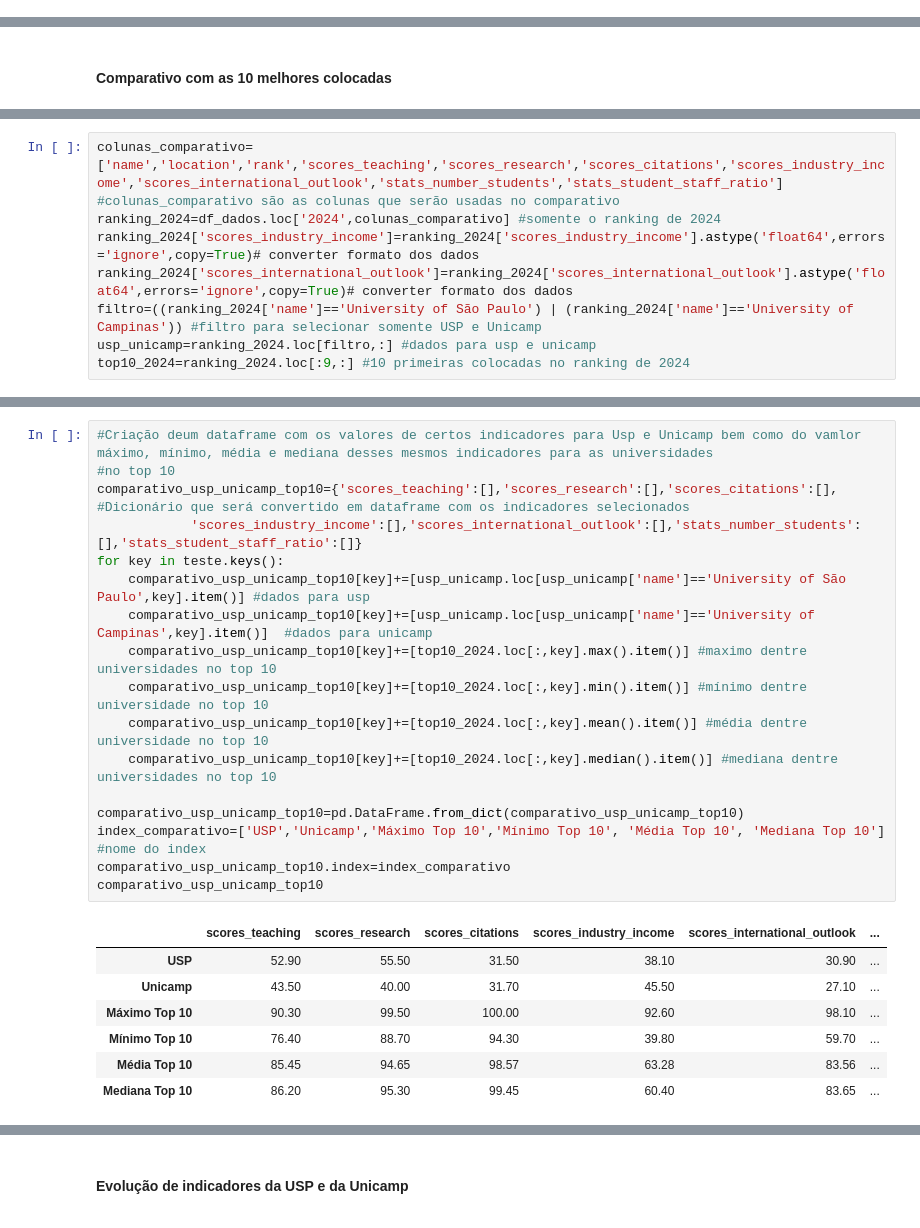
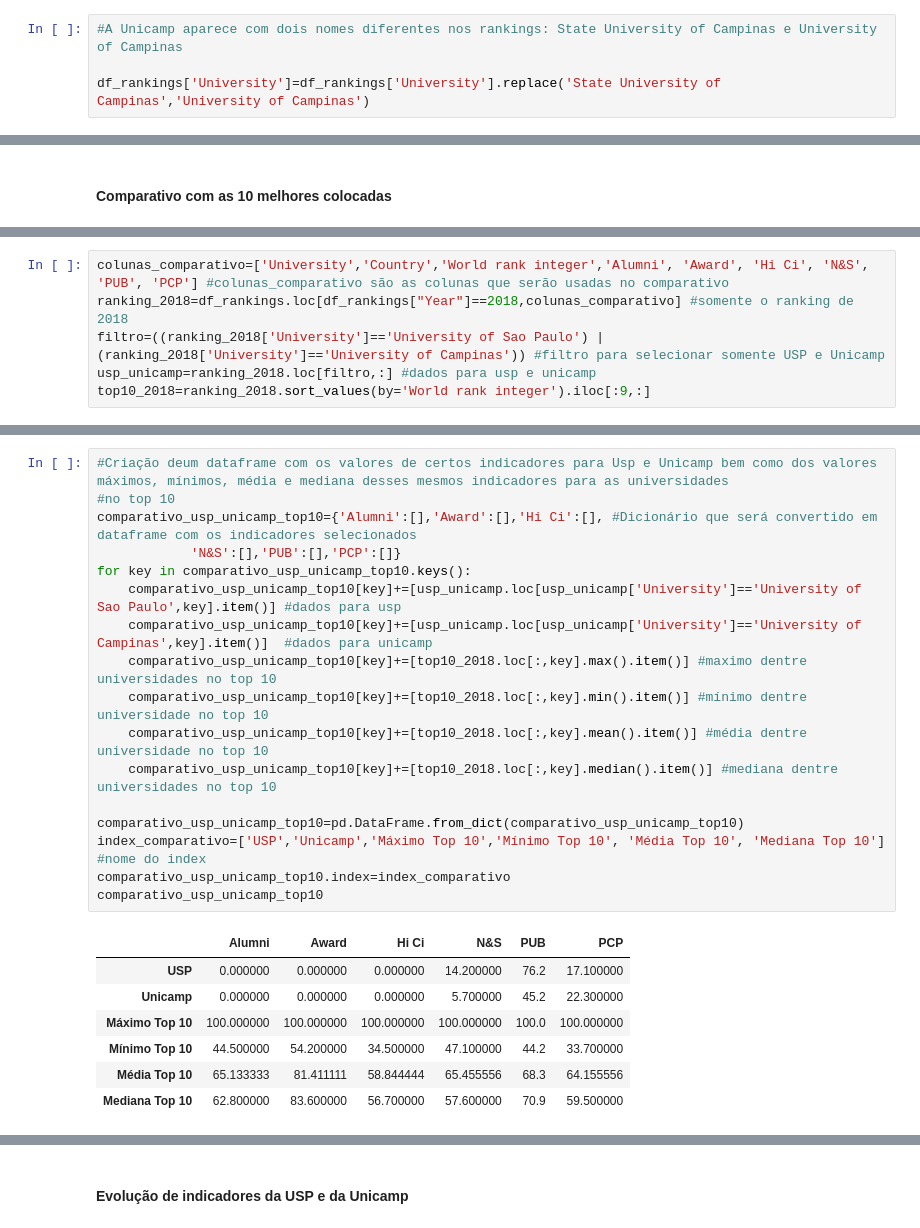
Before and after one commit to RodolfoPCruz/education_analysis, a Jupyter notebook: Shanghai World University Rankings/Shanghai Ranking.ipynb, the cells around one changed output, grey strips where cells are left out. Cells and saved outputs as stored; diff of their text form.

```diff
--- a/Shanghai World University Rankings/Shanghai Ranking.ipynb
+++ b/Shanghai World University Rankings/Shanghai Ranking.ipynb
@@ -926,3 +936,7 @@ top_3_brasileiras
+# %%
+#A Unicamp aparece com dois nomes diferentes nos rankings: State University of Campinas e University of Campinas
+
+df_rankings['University']=df_rankings['University'].replace('State University of Campinas','University of Campinas')
 # %% [markdown]
 ### USP e Unicamp
 # %% [markdown]
@@ -933,10 +944,7 @@ top_3_brasileiras
 # %%
-colunas_comparativo=['name','location','rank','scores_teaching','scores_research','scores_citations','scores_industry_income','scores_international_outlook','stats_number_students','stats_student_staff_ratio']
-#colunas_comparativo são as colunas que serão usadas no comparativo
-ranking_2024=df_dados.loc['2024',colunas_comparativo] #somente o ranking de 2024
-ranking_2024['scores_industry_income']=ranking_2024['scores_industry_income'].astype('float64',errors='ignore',copy=True)# converter formato dos dados
-ranking_2024['scores_international_outlook']=ranking_2024['scores_international_outlook'].astype('float64',errors='ignore',copy=True)# converter formato dos dados
-filtro=((ranking_2024['name']=='University of São Paulo') | (ranking_2024['name']=='University of Campinas')) #filtro para selecionar somente USP e Unicamp
-usp_unicamp=ranking_2024.loc[filtro,:] #dados para usp e unicamp
-top10_2024=ranking_2024.loc[:9,:] #10 primeiras colocadas no ranking de 2024
+colunas_comparativo=['University','Country','World rank integer','Alumni', 'Award', 'Hi Ci', 'N&S', 'PUB', 'PCP'] #colunas_comparativo são as colunas que serão usadas no comparativo
+ranking_2018=df_rankings.loc[df_rankings["Year"]==2018,colunas_comparativo] #somente o ranking de 2018
+filtro=((ranking_2018['University']=='University of Sao Paulo') | (ranking_2018['University']=='University of Campinas')) #filtro para selecionar somente USP e Unicamp
+usp_unicamp=ranking_2018.loc[filtro,:] #dados para usp e unicamp
+top10_2018=ranking_2018.sort_values(by='World rank integer').iloc[:9,:]
 # %%
@@ -964,25 +971,25 @@ usp_unicamp
 # %%
-#Criação deum dataframe com os valores de certos indicadores para Usp e Unicamp bem como do vamlor máximo, mínimo, média e mediana desses mesmos indicadores para as universidades
+#Criação deum dataframe com os valores de certos indicadores para Usp e Unicamp bem como dos valores máximos, mínimos, média e mediana desses mesmos indicadores para as universidades
 #no top 10
-comparativo_usp_unicamp_top10={'scores_teaching':[],'scores_research':[],'scores_citations':[], #Dicionário que será convertido em dataframe com os indicadores selecionados
-            'scores_industry_income':[],'scores_international_outlook':[],'stats_number_students':[],'stats_student_staff_ratio':[]}
-for key in teste.keys():
-    comparativo_usp_unicamp_top10[key]+=[usp_unicamp.loc[usp_unicamp['name']=='University of São Paulo',key].item()] #dados para usp
-    comparativo_usp_unicamp_top10[key]+=[usp_unicamp.loc[usp_unicamp['name']=='University of Campinas',key].item()]  #dados para unicamp
-    comparativo_usp_unicamp_top10[key]+=[top10_2024.loc[:,key].max().item()] #maximo dentre universidades no top 10
-    comparativo_usp_unicamp_top10[key]+=[top10_2024.loc[:,key].min().item()] #mínimo dentre universidade no top 10
-    comparativo_usp_unicamp_top10[key]+=[top10_2024.loc[:,key].mean().item()] #média dentre universidade no top 10
-    comparativo_usp_unicamp_top10[key]+=[top10_2024.loc[:,key].median().item()] #mediana dentre universidades no top 10
+comparativo_usp_unicamp_top10={'Alumni':[],'Award':[],'Hi Ci':[], #Dicionário que será convertido em dataframe com os indicadores selecionados
+            'N&S':[],'PUB':[],'PCP':[]}
+for key in comparativo_usp_unicamp_top10.keys():
+    comparativo_usp_unicamp_top10[key]+=[usp_unicamp.loc[usp_unicamp['University']=='University of Sao Paulo',key].item()] #dados para usp
+    comparativo_usp_unicamp_top10[key]+=[usp_unicamp.loc[usp_unicamp['University']=='University of Campinas',key].item()]  #dados para unicamp
+    comparativo_usp_unicamp_top10[key]+=[top10_2018.loc[:,key].max().item()] #maximo dentre universidades no top 10
+    comparativo_usp_unicamp_top10[key]+=[top10_2018.loc[:,key].min().item()] #mínimo dentre universidade no top 10
+    comparativo_usp_unicamp_top10[key]+=[top10_2018.loc[:,key].mean().item()] #média dentre universidade no top 10
+    comparativo_usp_unicamp_top10[key]+=[top10_2018.loc[:,key].median().item()] #mediana dentre universidades no top 10
 
 comparativo_usp_unicamp_top10=pd.DataFrame.from_dict(comparativo_usp_unicamp_top10)
 index_comparativo=['USP','Unicamp','Máximo Top 10','Mínimo Top 10', 'Média Top 10', 'Mediana Top 10'] #nome do index
 comparativo_usp_unicamp_top10.index=index_comparativo
 comparativo_usp_unicamp_top10
 # %% [output]
-|  | scores_teaching | scores_research | scores_citations | scores_industry_income | scores_international_outlook | ... |
-| USP | 52.90 | 55.50 | 31.50 | 38.10 | 30.90 | ... |
-| Unicamp | 43.50 | 40.00 | 31.70 | 45.50 | 27.10 | ... |
-| Máximo Top 10 | 90.30 | 99.50 | 100.00 | 92.60 | 98.10 | ... |
-| Mínimo Top 10 | 76.40 | 88.70 | 94.30 | 39.80 | 59.70 | ... |
-| Média Top 10 | 85.45 | 94.65 | 98.57 | 63.28 | 83.56 | ... |
-| Mediana Top 10 | 86.20 | 95.30 | 99.45 | 60.40 | 83.65 | ... |
+|  | Alumni | Award | Hi Ci | N&S | PUB | PCP |
+| USP | 0.000000 | 0.000000 | 0.000000 | 14.200000 | 76.2 | 17.100000 |
+| Unicamp | 0.000000 | 0.000000 | 0.000000 | 5.700000 | 45.2 | 22.300000 |
+| Máximo Top 10 | 100.000000 | 100.000000 | 100.000000 | 100.000000 | 100.0 | 100.000000 |
+| Mínimo Top 10 | 44.500000 | 54.200000 | 34.500000 | 47.100000 | 44.2 | 33.700000 |
+| Média Top 10 | 65.133333 | 81.411111 | 58.844444 | 65.455556 | 68.3 | 64.155556 |
+| Mediana Top 10 | 62.800000 | 83.600000 | 56.700000 | 57.600000 | 70.9 | 59.500000 |
```
Also changed, not shown: parts of 19 cells of this notebook.
